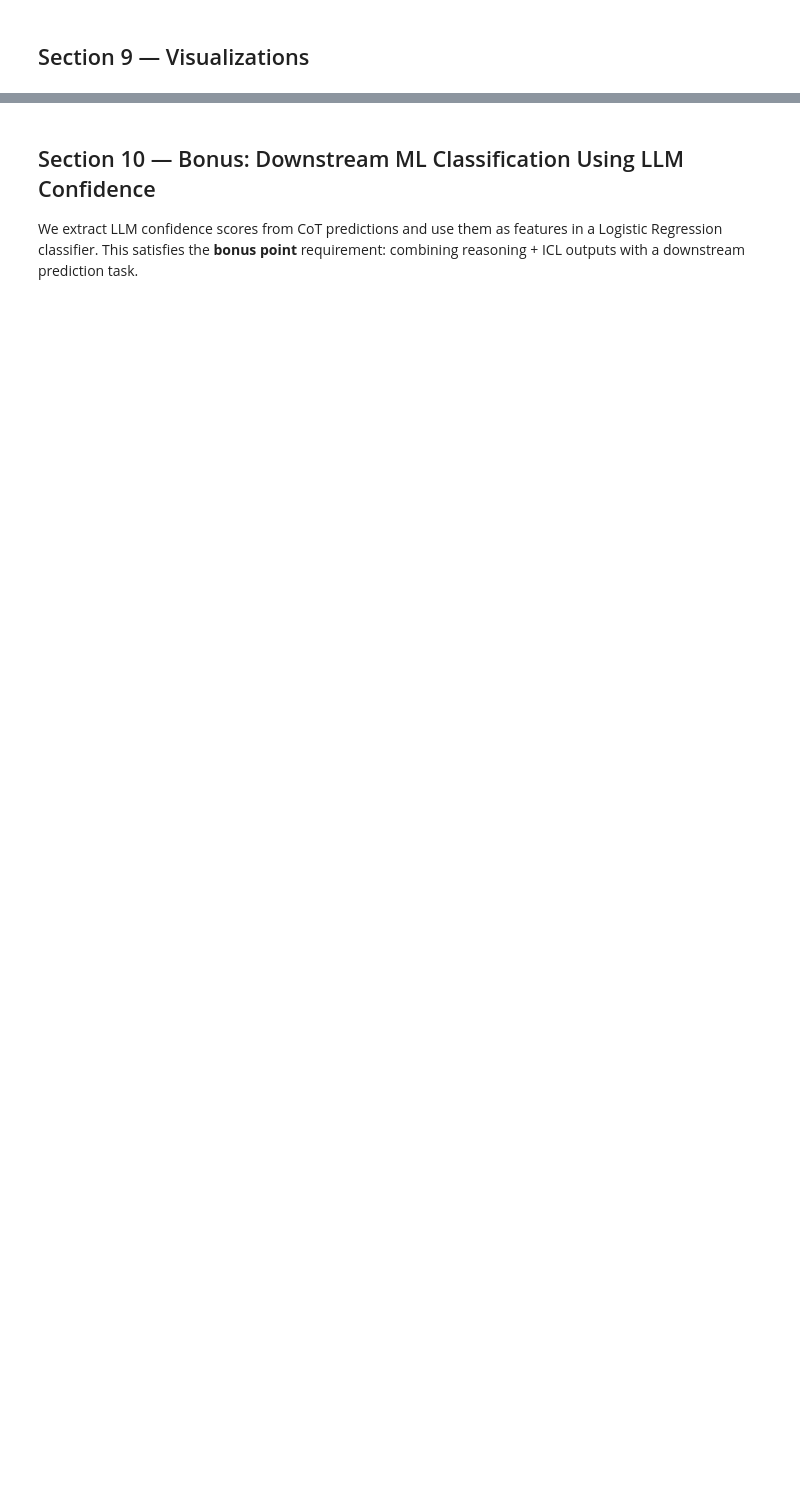
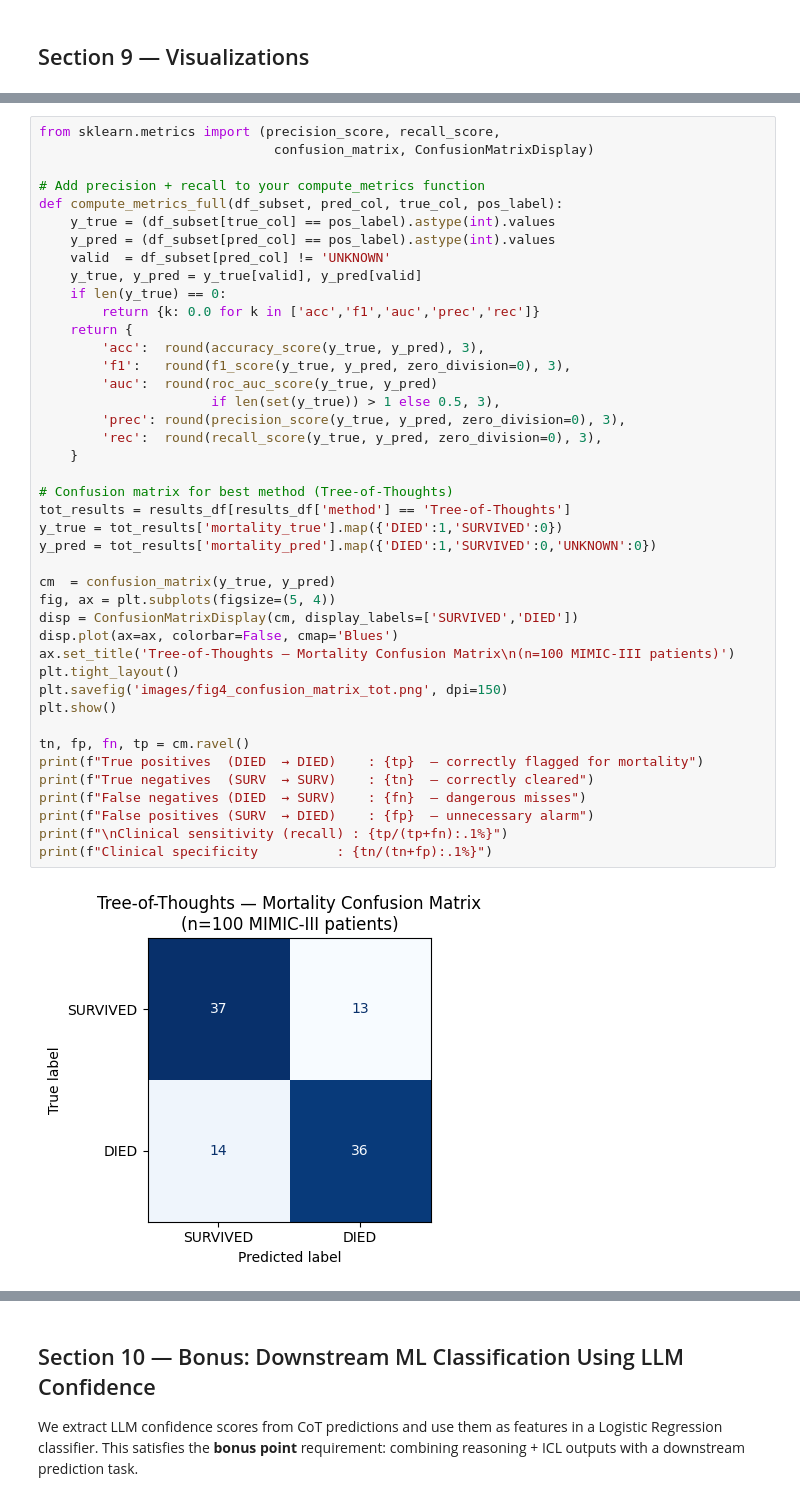
Before and after one commit to sritama/ai-in-healthcare, a Jupyter notebook: mimic_llm/mimic_llm_with_mimic_III_dataset.ipynb, the cells around one changed output, grey strips where cells are left out. Cells and saved outputs as stored; diff of their text form; blank space fills up the shorter version.

```diff
--- a/mimic_llm/mimic_llm_with_mimic_III_dataset.ipynb
+++ b/mimic_llm/mimic_llm_with_mimic_III_dataset.ipynb
@@ -1533 +2033,45 @@ print("Saved: images/fig3_f1_heatmap.png")
 Saved: images/fig3_f1_heatmap.png
+# %%
+from sklearn.metrics import (precision_score, recall_score,
+                              confusion_matrix, ConfusionMatrixDisplay)
+
+# Add precision + recall to your compute_metrics function
+def compute_metrics_full(df_subset, pred_col, true_col, pos_label):
+    y_true = (df_subset[true_col] == pos_label).astype(int).values
+    y_pred = (df_subset[pred_col] == pos_label).astype(int).values
+    valid  = df_subset[pred_col] != 'UNKNOWN'
+    y_true, y_pred = y_true[valid], y_pred[valid]
+    if len(y_true) == 0:
+        return {k: 0.0 for k in ['acc','f1','auc','prec','rec']}
+    return {
+        'acc':  round(accuracy_score(y_true, y_pred), 3),
+        'f1':   round(f1_score(y_true, y_pred, zero_division=0), 3),
+        'auc':  round(roc_auc_score(y_true, y_pred)
+                      if len(set(y_true)) > 1 else 0.5, 3),
+        'prec': round(precision_score(y_true, y_pred, zero_division=0), 3),
+        'rec':  round(recall_score(y_true, y_pred, zero_division=0), 3),
+    }
+
+# Confusion matrix for best method (Tree-of-Thoughts)
+tot_results = results_df[results_df['method'] == 'Tree-of-Thoughts']
+y_true = tot_results['mortality_true'].map({'DIED':1,'SURVIVED':0})
+y_pred = tot_results['mortality_pred'].map({'DIED':1,'SURVIVED':0,'UNKNOWN':0})
+
+cm  = confusion_matrix(y_true, y_pred)
+fig, ax = plt.subplots(figsize=(5, 4))
+disp = ConfusionMatrixDisplay(cm, display_labels=['SURVIVED','DIED'])
+disp.plot(ax=ax, colorbar=False, cmap='Blues')
+ax.set_title('Tree-of-Thoughts — Mortality Confusion Matrix\n(n=100 MIMIC-III patients)')
+plt.tight_layout()
+plt.savefig('images/fig4_confusion_matrix_tot.png', dpi=150)
+plt.show()
+
+tn, fp, fn, tp = cm.ravel()
+print(f"True positives  (DIED  → DIED)    : {tp}  — correctly flagged for mortality")
+print(f"True negatives  (SURV  → SURV)    : {tn}  — correctly cleared")
+print(f"False negatives (DIED  → SURV)    : {fn}  — dangerous misses")
+print(f"False positives (SURV  → DIED)    : {fp}  — unnecessary alarm")
+print(f"\nClinical sensitivity (recall) : {tp/(tp+fn):.1%}")
+print(f"Clinical specificity          : {tn/(tn+fp):.1%}")
+# %% [output]
+[figure, added]
```
Also changed, not shown: parts of 37 cells of this notebook, 8 other files.
